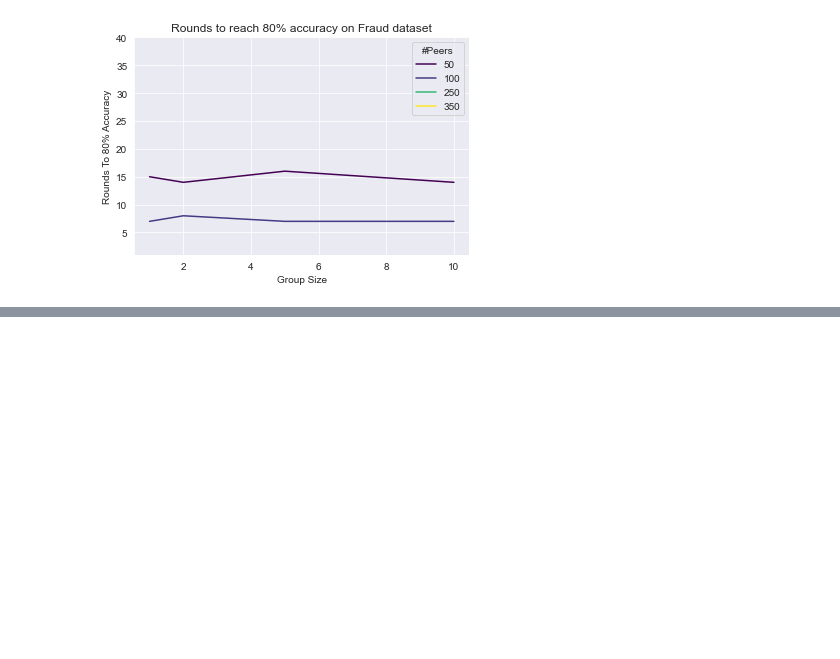
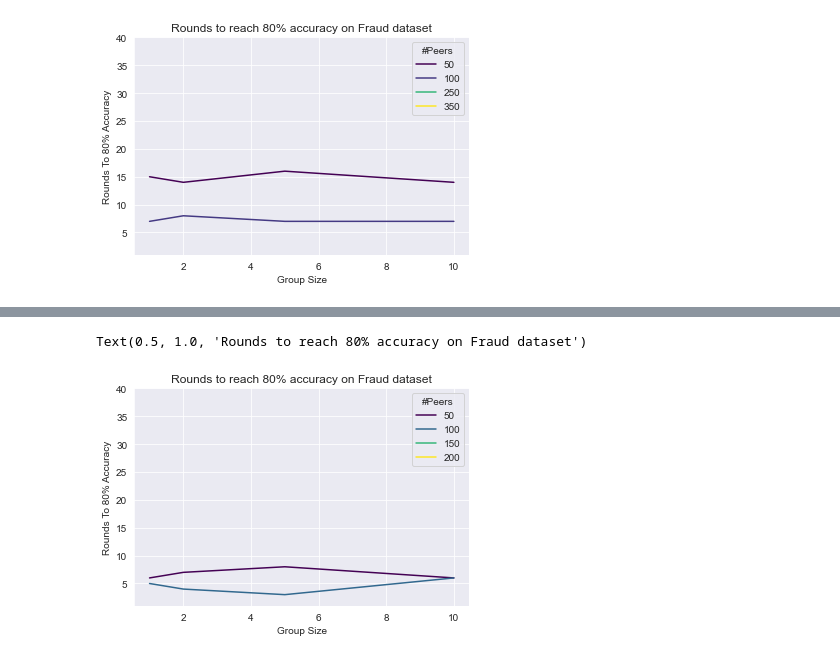
Before and after one commit to AdwaitB/AIC-Project, a Jupyter notebook: plotter.ipynb, the cells around one changed output, grey strips where cells are left out. Saved outputs shown, nothing was run; the diff lists cells and outputs as text; code cells hidden in the pictures; blank space fills up the shorter version.

```diff
--- a/plotter.ipynb
+++ b/plotter.ipynb
@@ -175,0 +217,7 @@ Text(0.5, 1.0, 'Rounds to reach 80% accuracy on Fraud dataset')
+# %%
+sns.lineplot(data=df_fraud2[df_fraud2['#Peers'] != 1000], x="Group Size", y="Rounds To 80% Accuracy", hue="#Peers", palette=mpl.cm.viridis)
+plt.ylim(1, 40)
+plt.title("Rounds to reach 80% accuracy on Fraud dataset")
+# %% [output]
+Text(0.5, 1.0, 'Rounds to reach 80% accuracy on Fraud dataset')
+[figure, added]
```
Also changed, not shown: parts of 4 cells of this notebook, 4 other files.
